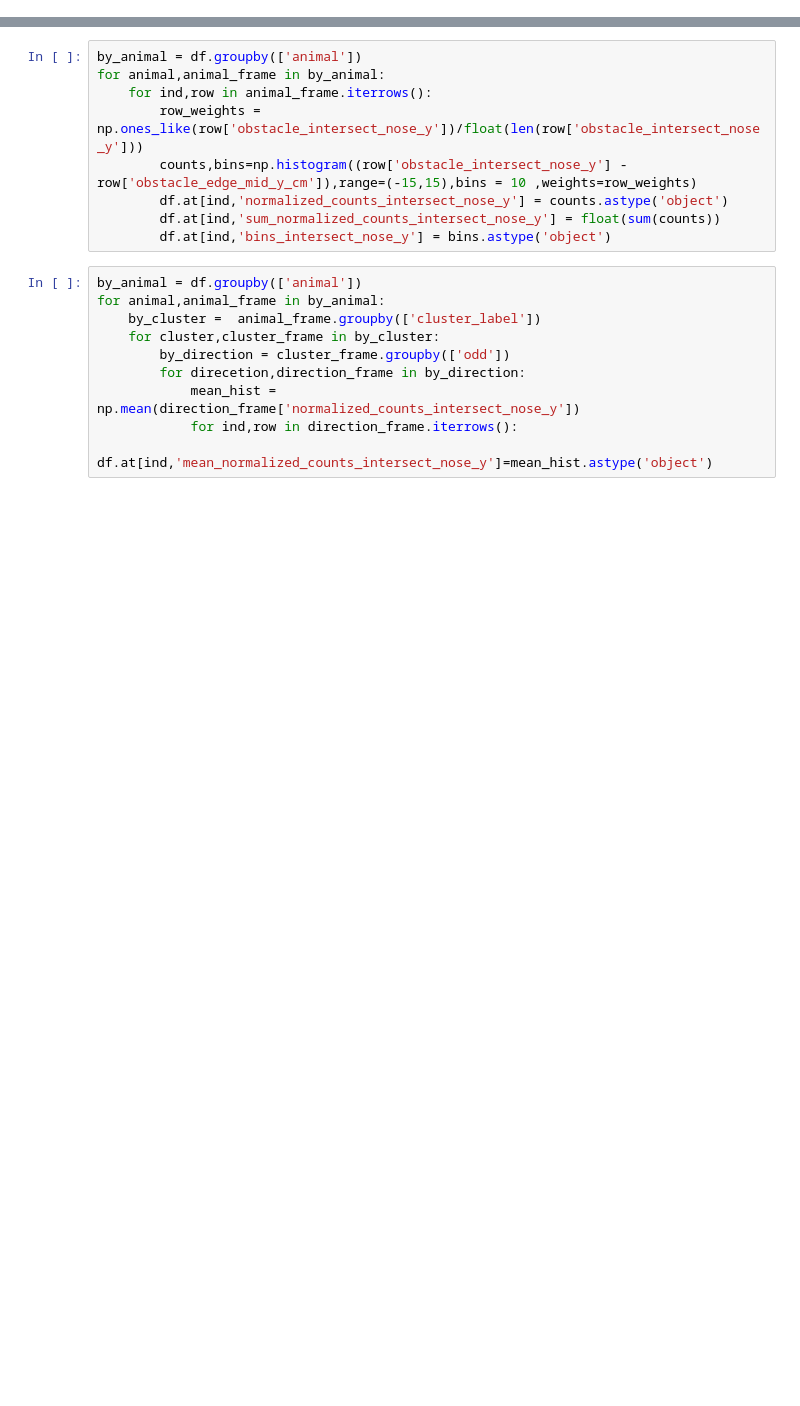
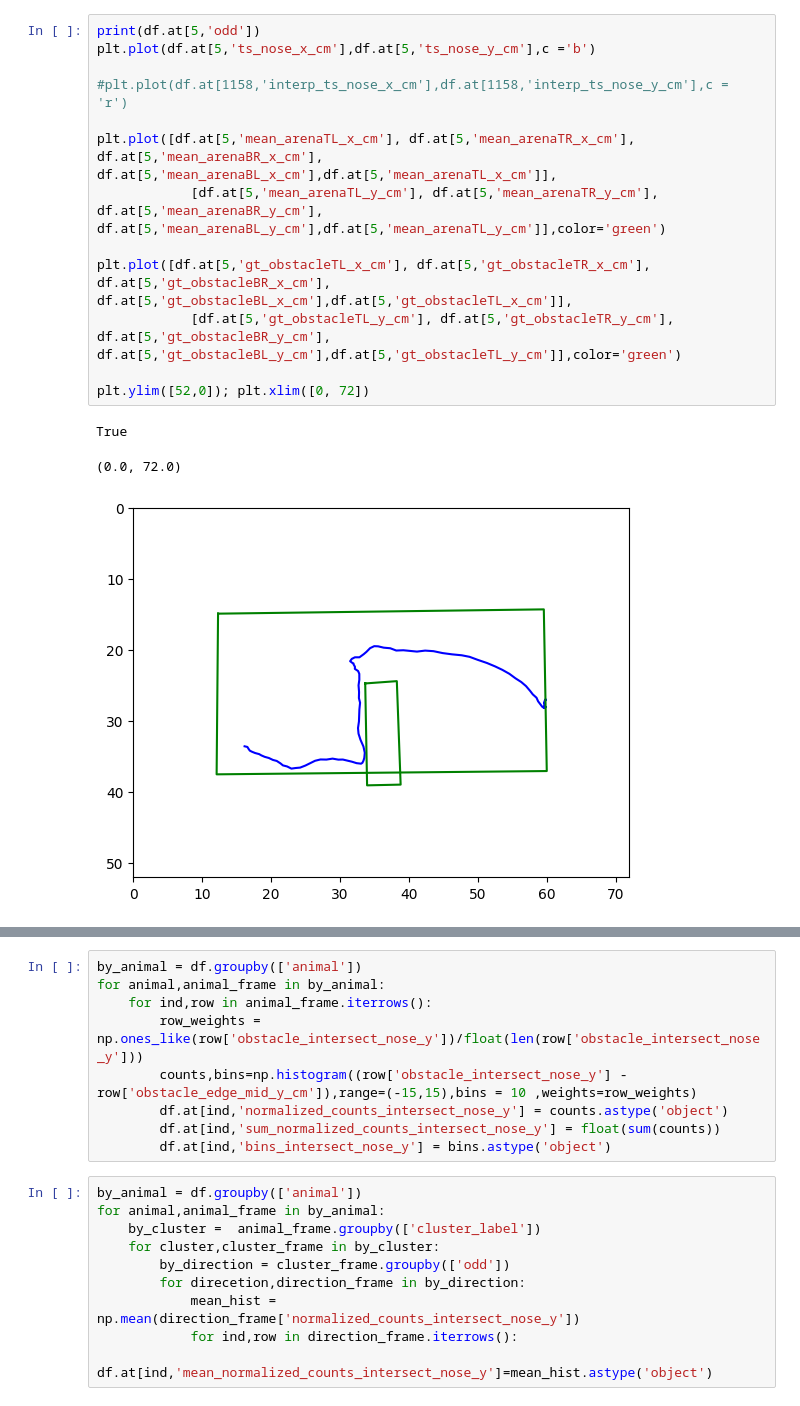
Before and after one commit to msidikpr/obstacle_avoidance, a Jupyter notebook: 101222_101322_101422/group_analysis.ipynb, the cells around one changed output, grey strips where cells are left out. Drawn from its saved outputs; the diff is of its cells as text; blank space fills up the shorter version.

```diff
--- a/101222_101322_101422/group_analysis.ipynb
+++ b/101222_101322_101422/group_analysis.ipynb
@@ -203,0 +240,17 @@ for animal,animal_frame in by_animal:
+# %%
+print(df.at[5,'odd'])
+plt.plot(df.at[5,'ts_nose_x_cm'],df.at[5,'ts_nose_y_cm'],c ='b')
+
+#plt.plot(df.at[1158,'interp_ts_nose_x_cm'],df.at[1158,'interp_ts_nose_y_cm'],c = 'r')
+
+plt.plot([df.at[5,'mean_arenaTL_x_cm'], df.at[5,'mean_arenaTR_x_cm'], df.at[5,'mean_arenaBR_x_cm'], df.at[5,'mean_arenaBL_x_cm'],df.at[5,'mean_arenaTL_x_cm']],
+            [df.at[5,'mean_arenaTL_y_cm'], df.at[5,'mean_arenaTR_y_cm'], df.at[5,'mean_arenaBR_y_cm'], df.at[5,'mean_arenaBL_y_cm'],df.at[5,'mean_arenaTL_y_cm']],color='green')
+
+plt.plot([df.at[5,'gt_obstacleTL_x_cm'], df.at[5,'gt_obstacleTR_x_cm'], df.at[5,'gt_obstacleBR_x_cm'], df.at[5,'gt_obstacleBL_x_cm'],df.at[5,'gt_obstacleTL_x_cm']],
+            [df.at[5,'gt_obstacleTL_y_cm'], df.at[5,'gt_obstacleTR_y_cm'], df.at[5,'gt_obstacleBR_y_cm'], df.at[5,'gt_obstacleBL_y_cm'],df.at[5,'gt_obstacleTL_y_cm']],color='green')
+
+plt.ylim([52,0]); plt.xlim([0, 72])
+# %% [output]
+True
+(0.0, 72.0)
+[figure, added]
```
Also changed, not shown: parts of 107 cells of this notebook, 4 other files.
